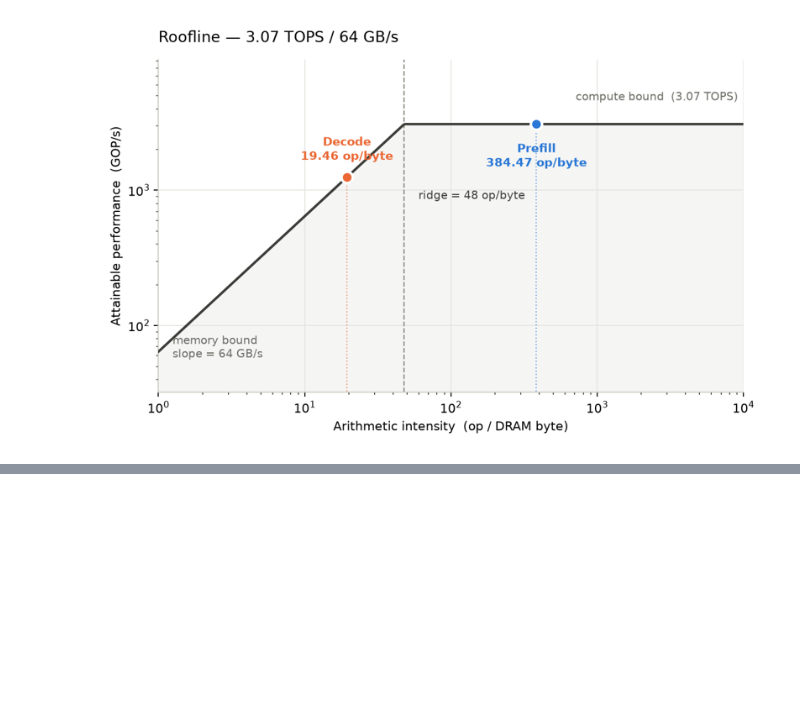
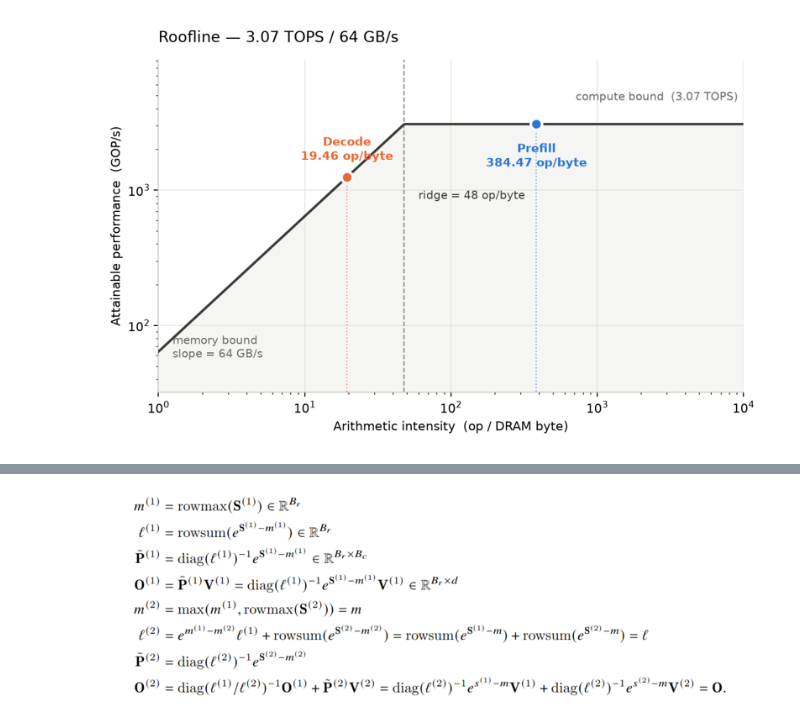
Before and after one commit to raulniconico/Flash-Attention-Assignment, a Jupyter notebook: 6.report.ipynb, the cells around one changed output, grey strips where cells are left out. Saved outputs shown, nothing was run; the diff lists cells and outputs as text; code cells hidden in the pictures; blank space fills up the shorter version.

```diff
--- a/6.report.ipynb
+++ b/6.report.ipynb
@@ -92,0 +143,4 @@ chip ridge = 48.0
+# %%
+plot("img/online_softmax.png", 800)
+# %% [output]
+[figure, added]
```
Also changed, not shown: parts of 58 cells of this notebook, 38 other files.
